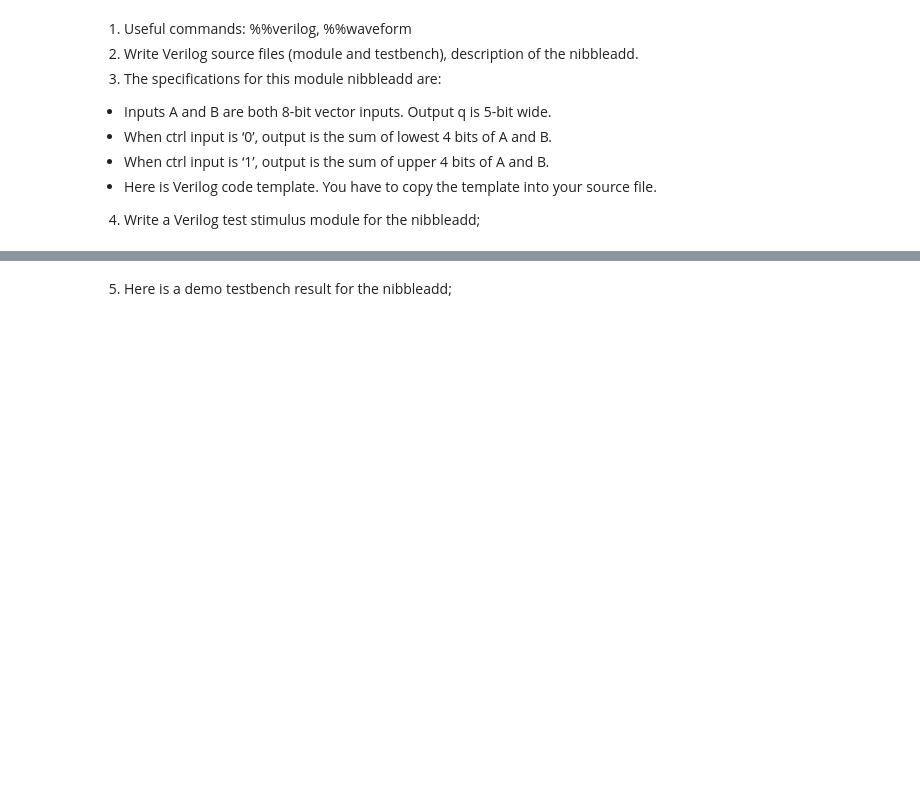
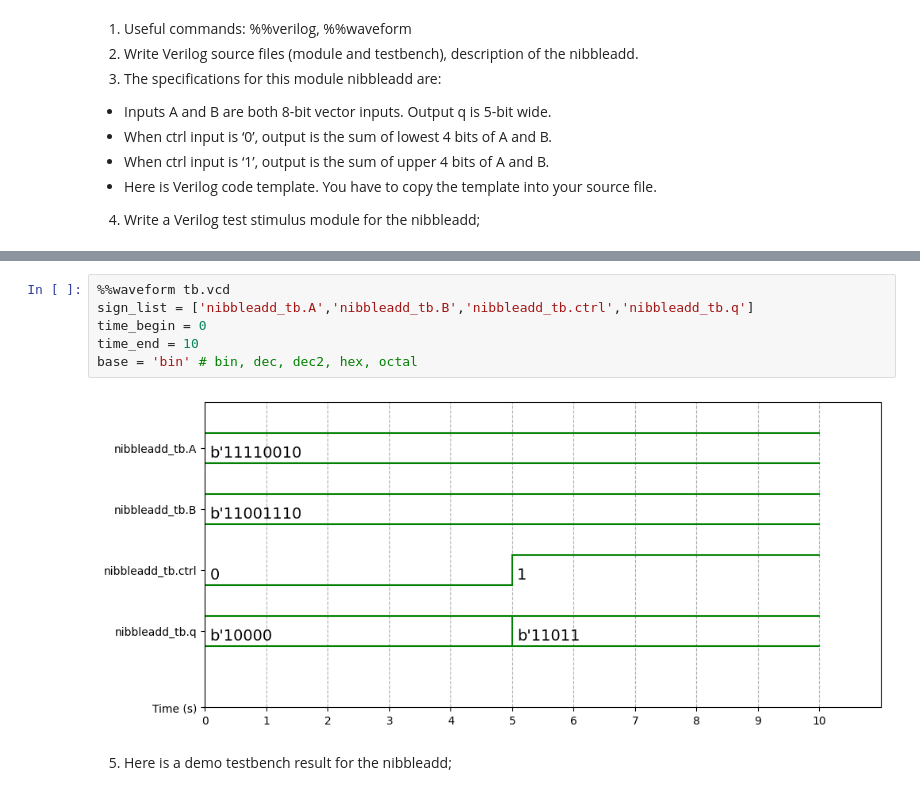
Before and after one commit to friyk/DSL-30.110, a Jupyter notebook: HW3/VerilogGitHomework.ipynb, the cells around one changed output, grey strips where cells are left out. Cells and saved outputs as stored; diff of their text form; blank space fills up the shorter version.

```diff
--- a/HW3/VerilogGitHomework.ipynb
+++ b/HW3/VerilogGitHomework.ipynb
@@ -242,3 +398,11 @@ endmodule
+# %%
+%%waveform tb.vcd
+sign_list = ['nibbleadd_tb.A','nibbleadd_tb.B','nibbleadd_tb.ctrl','nibbleadd_tb.q']
+time_begin = 0
+time_end = 10
+base = 'bin' # bin, dec, dec2, hex, octal
+# %% [output]
+[figure, added]
 # %% [markdown]
 5. Here is a demo testbench result for the nibbleadd;
 # %% [markdown]
```
Also changed, not shown: parts of 13 cells of this notebook.
